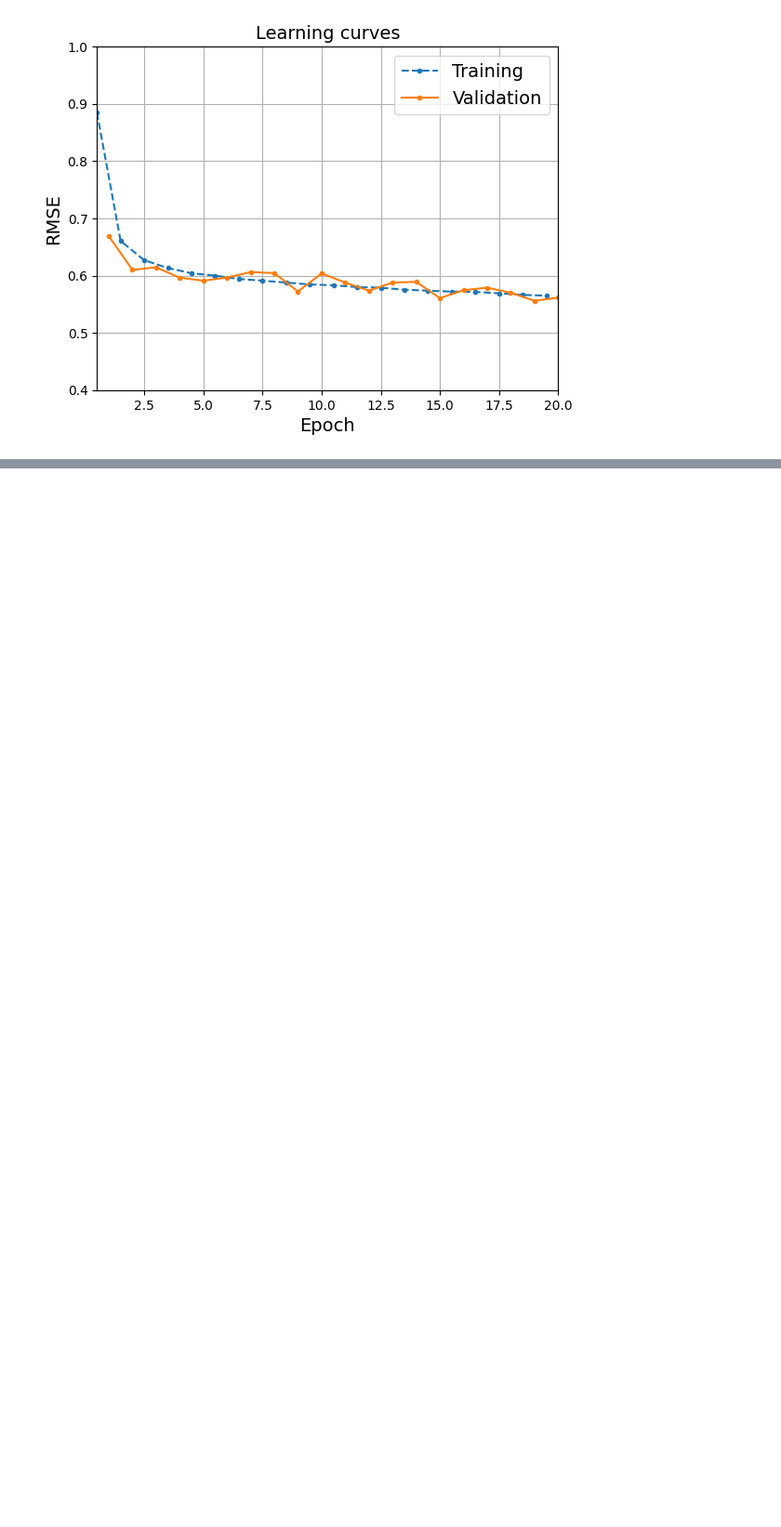
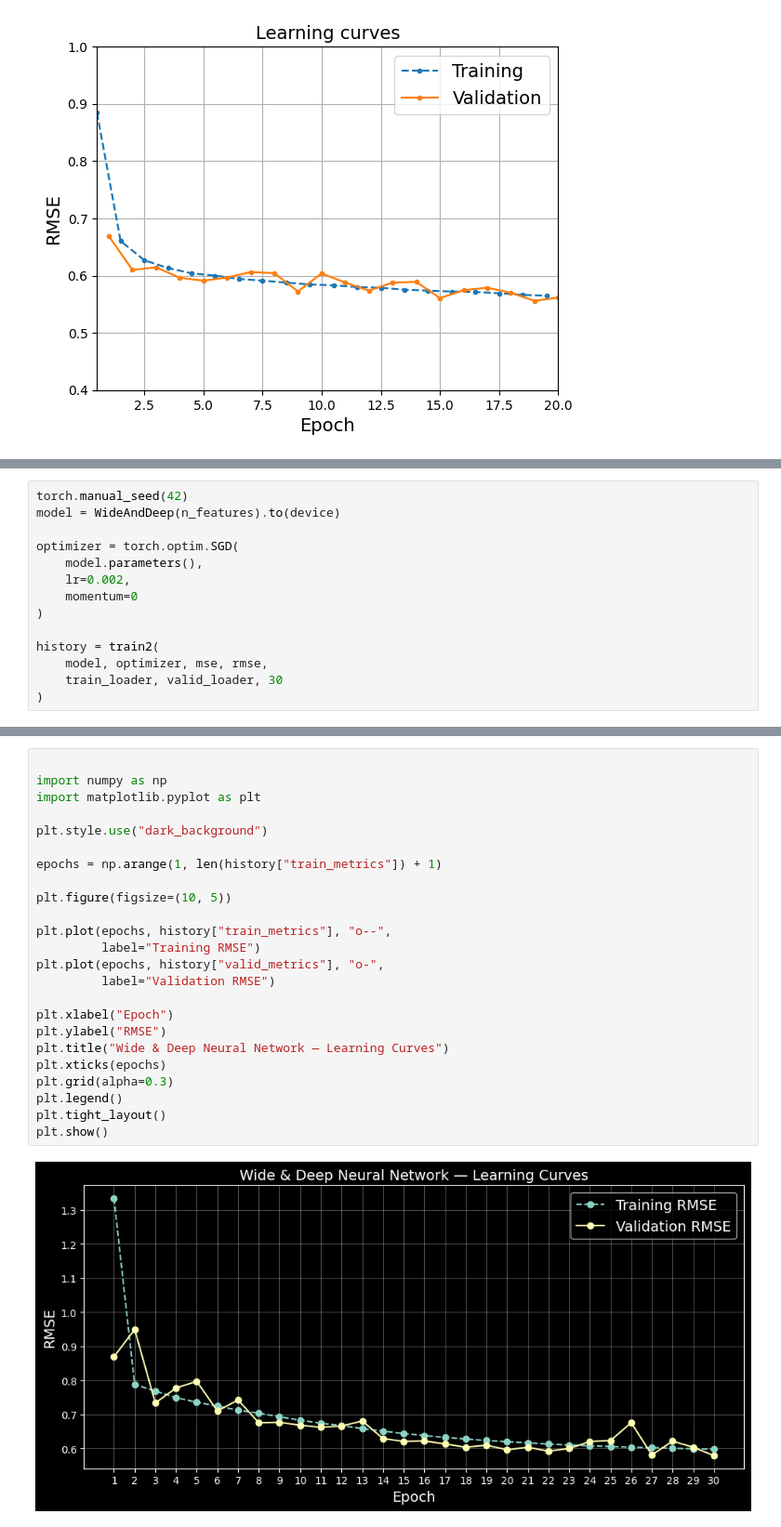
Before and after one commit to oabdelhalim8/ML---9, a Jupyter notebook: ML_project.ipynb, the cells around one changed output, grey strips where cells are left out. Shown at 93% size. Cells and saved outputs as stored; diff of their text form; blank space fills up the shorter version.

```diff
--- a/ML_project.ipynb
+++ b/ML_project.ipynb
@@ -594,0 +688,14 @@ Epoch 20/20, train loss: 0.3191, train metric: 0.5650, valid metric: 0.5615
+# %%
+torch.manual_seed(42)
+model = WideAndDeep(n_features).to(device)
+
+optimizer = torch.optim.SGD(
+    model.parameters(),
+    lr=0.002,
+    momentum=0
+)
+
+history = train2(
+    model, optimizer, mse, rmse,
+    train_loader, valid_loader, 30
+)
@@ -594,0 +720,26 @@ Epoch 20/20, train loss: 0.3191, train metric: 0.5650, valid metric: 0.5615
+# %%
+
+import numpy as np
+import matplotlib.pyplot as plt
+
+plt.style.use("dark_background")
+
+epochs = np.arange(1, len(history["train_metrics"]) + 1)
+
+plt.figure(figsize=(10, 5))
+
+plt.plot(epochs, history["train_metrics"], "o--",
+         label="Training RMSE")
+plt.plot(epochs, history["valid_metrics"], "o-",
+         label="Validation RMSE")
+
+plt.xlabel("Epoch")
+plt.ylabel("RMSE")
+plt.title("Wide & Deep Neural Network — Learning Curves")
+plt.xticks(epochs)
+plt.grid(alpha=0.3)
+plt.legend()
+plt.tight_layout()
+plt.show()
+# %% [output]
+[figure, added]
```
Also changed, not shown: parts of 26 cells of this notebook.
